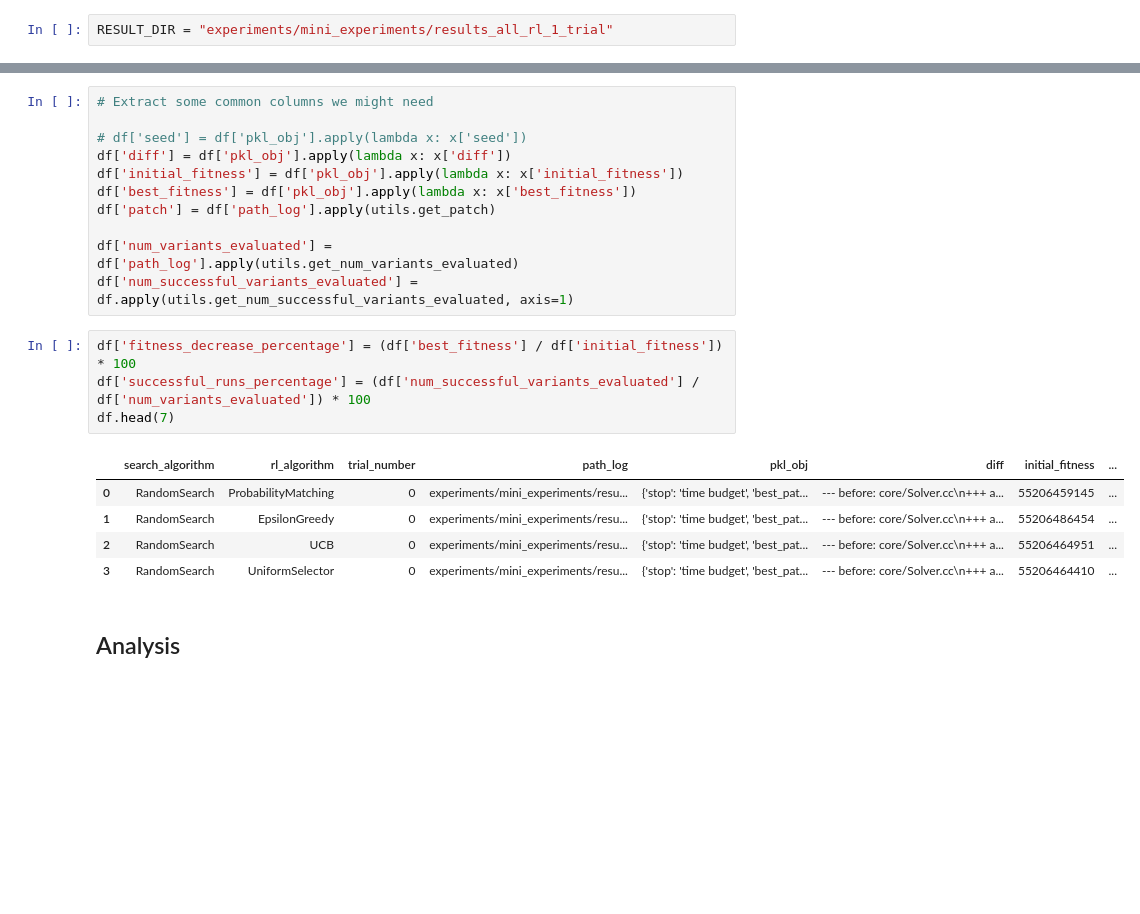
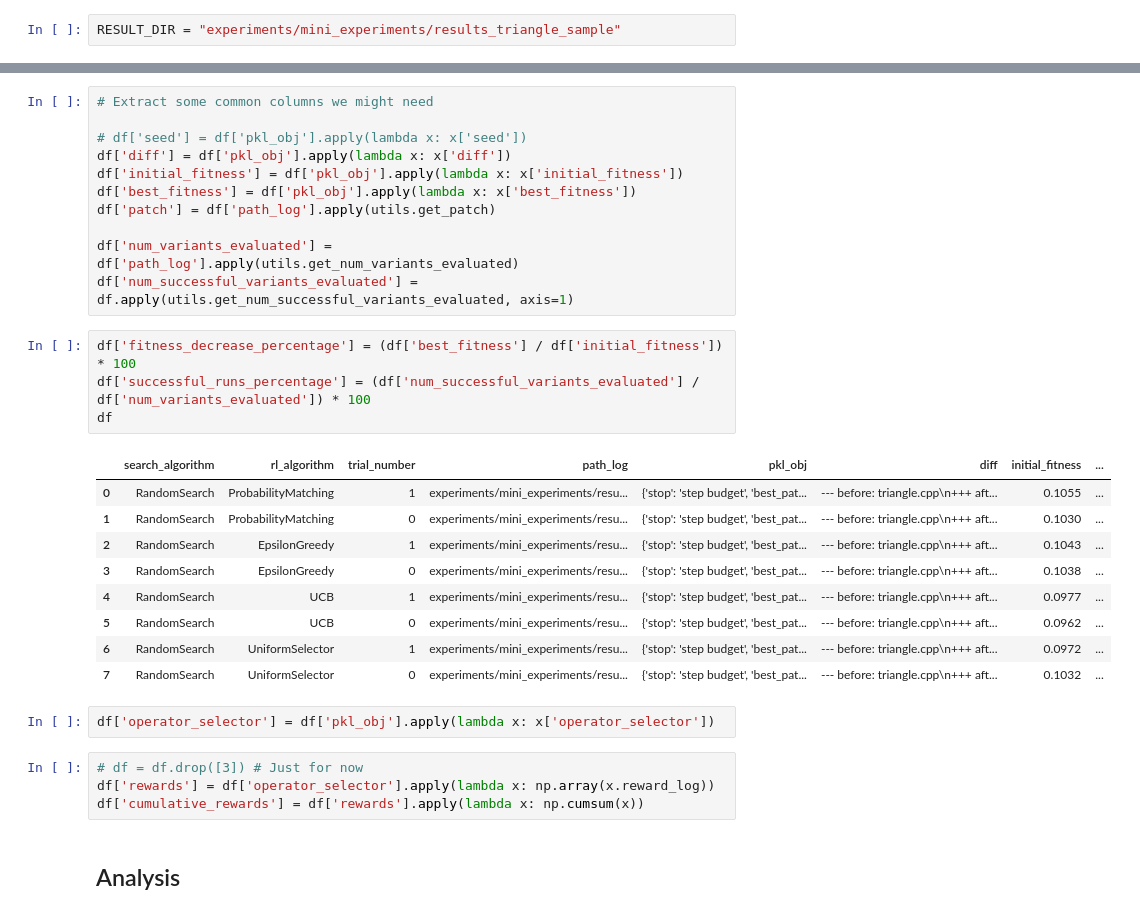
Before and after one commit to damienbose/magpie, a Jupyter notebook: experiments/process_results/process.ipynb, the cells around one changed output, grey strips where cells are left out. Cells and saved outputs as stored; diff of their text form; blank space fills up the shorter version.

```diff
--- a/experiments/process_results/process.ipynb
+++ b/experiments/process_results/process.ipynb
@@ -27,7 +27,7 @@ Python 3.10.1
 git_root = subprocess.check_output(['git', 'rev-parse', '--show-toplevel']).decode('utf-8').strip()
 os.chdir(git_root)
 # %%
-RESULT_DIR = "experiments/mini_experiments/results_all_rl_1_trial"
+RESULT_DIR = "experiments/mini_experiments/results_triangle_sample"
 # %% [markdown]
 Lets first extract all the experiments and trial (folds)
 # %%
@@ -76,13 +80,23 @@ df['num_successful_variants_evaluated'] = df.apply(utils.get_num_successful_vari
 # %%
 df['fitness_decrease_percentage'] = (df['best_fitness'] / df['initial_fitness']) * 100
 df['successful_runs_percentage'] = (df['num_successful_variants_evaluated'] / df['num_variants_evaluated']) * 100
-df.head(7)
+df
 # %% [output]
 |  | search_algorithm | rl_algorithm | trial_number | path_log | pkl_obj | diff | initial_fitness | ... |
-| 0 | RandomSearch | ProbabilityMatching | 0 | experiments/mini_experiments/resu... | {'stop': 'time budget', 'best_pat... | --- before: core/Solver.cc\n+++ a... | 55206459145 | ... |
-| 1 | RandomSearch | EpsilonGreedy | 0 | experiments/mini_experiments/resu... | {'stop': 'time budget', 'best_pat... | --- before: core/Solver.cc\n+++ a... | 55206486454 | ... |
-| 2 | RandomSearch | UCB | 0 | experiments/mini_experiments/resu... | {'stop': 'time budget', 'best_pat... | --- before: core/Solver.cc\n+++ a... | 55206464951 | ... |
-| 3 | RandomSearch | UniformSelector | 0 | experiments/mini_experiments/resu... | {'stop': 'time budget', 'best_pat... | --- before: core/Solver.cc\n+++ a... | 55206464410 | ... |
+| 0 | RandomSearch | ProbabilityMatching | 1 | experiments/mini_experiments/resu... | {'stop': 'step budget', 'best_pat... | --- before: triangle.cpp\n+++ aft... | 0.1055 | ... |
+| 1 | RandomSearch | ProbabilityMatching | 0 | experiments/mini_experiments/resu... | {'stop': 'step budget', 'best_pat... | --- before: triangle.cpp\n+++ aft... | 0.1030 | ... |
+| 2 | RandomSearch | EpsilonGreedy | 1 | experiments/mini_experiments/resu... | {'stop': 'step budget', 'best_pat... | --- before: triangle.cpp\n+++ aft... | 0.1043 | ... |
+| 3 | RandomSearch | EpsilonGreedy | 0 | experiments/mini_experiments/resu... | {'stop': 'step budget', 'best_pat... | --- before: triangle.cpp\n+++ aft... | 0.1038 | ... |
+| 4 | RandomSearch | UCB | 1 | experiments/mini_experiments/resu... | {'stop': 'step budget', 'best_pat... | --- before: triangle.cpp\n+++ aft... | 0.0977 | ... |
+| 5 | RandomSearch | UCB | 0 | experiments/mini_experiments/resu... | {'stop': 'step budget', 'best_pat... | --- before: triangle.cpp\n+++ aft... | 0.0962 | ... |
+| 6 | RandomSearch | UniformSelector | 1 | experiments/mini_experiments/resu... | {'stop': 'step budget', 'best_pat... | --- before: triangle.cpp\n+++ aft... | 0.0972 | ... |
+| 7 | RandomSearch | UniformSelector | 0 | experiments/mini_experiments/resu... | {'stop': 'step budget', 'best_pat... | --- before: triangle.cpp\n+++ aft... | 0.1032 | ... |
+# %%
+df['operator_selector'] = df['pkl_obj'].apply(lambda x: x['operator_selector'])
+# %%
+# df = df.drop([3]) # Just for now
+df['rewards'] = df['operator_selector'].apply(lambda x: np.array(x.reward_log))
+df['cumulative_rewards'] = df['rewards'].apply(lambda x: np.cumsum(x))
 # %% [markdown]
 ## Analysis
 # %% [markdown]
```
Also changed, not shown: parts of 12 cells of this notebook.
